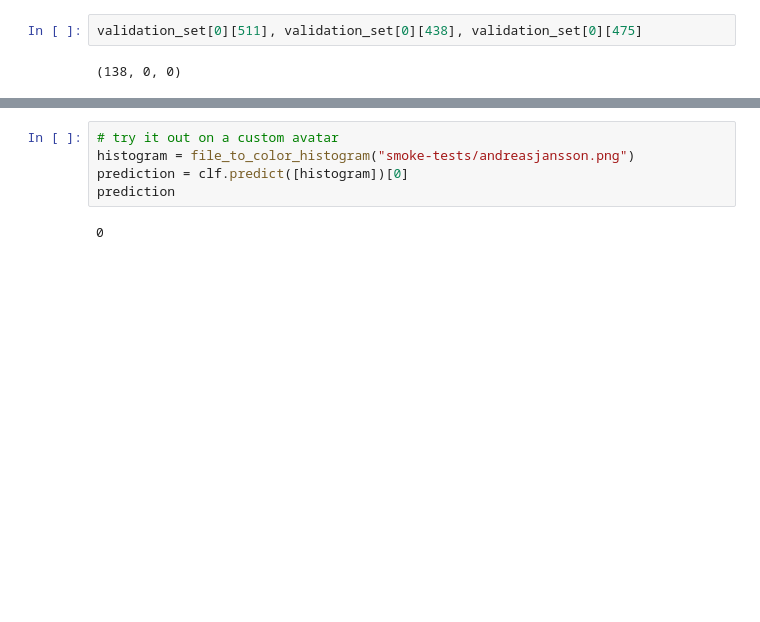
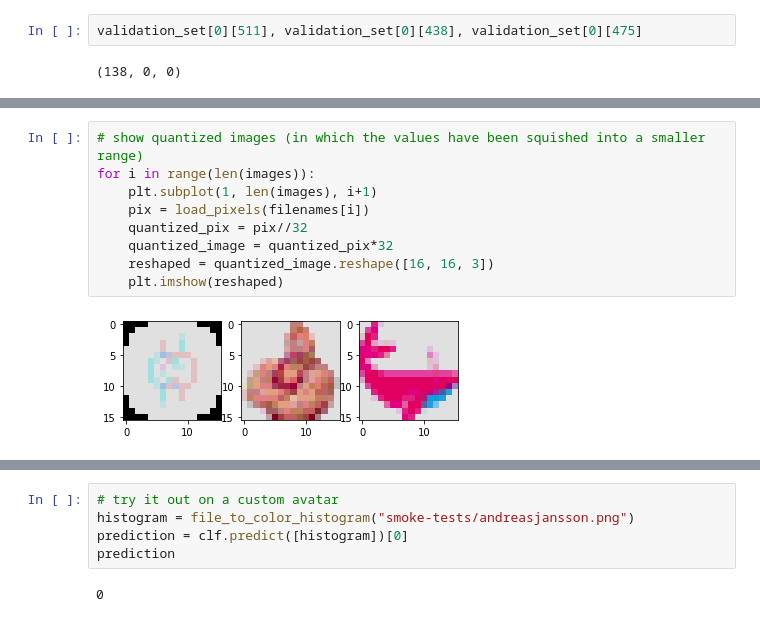
Before and after one commit to zeke/github-avatars, a Jupyter notebook: notebook.ipynb, the cells around one changed output, grey strips where cells are left out. Saved outputs shown, nothing was run; the diff lists cells and outputs as text; blank space fills up the shorter version.

```diff
--- a/notebook.ipynb
+++ b/notebook.ipynb
@@ -256,0 +254,11 @@ for i in range(len(images)):
+# %%
+# show quantized images (in which the values have been squished into a smaller range)
+for i in range(len(images)):
+    plt.subplot(1, len(images), i+1)
+    pix = load_pixels(filenames[i])
+    quantized_pix = pix//32
+    quantized_image = quantized_pix*32
+    reshaped = quantized_image.reshape([16, 16, 3])
+    plt.imshow(reshaped)
+# %% [output]
+[figure, added]
```
Also changed, not shown: parts of 16 cells of this notebook, 1 other file.
